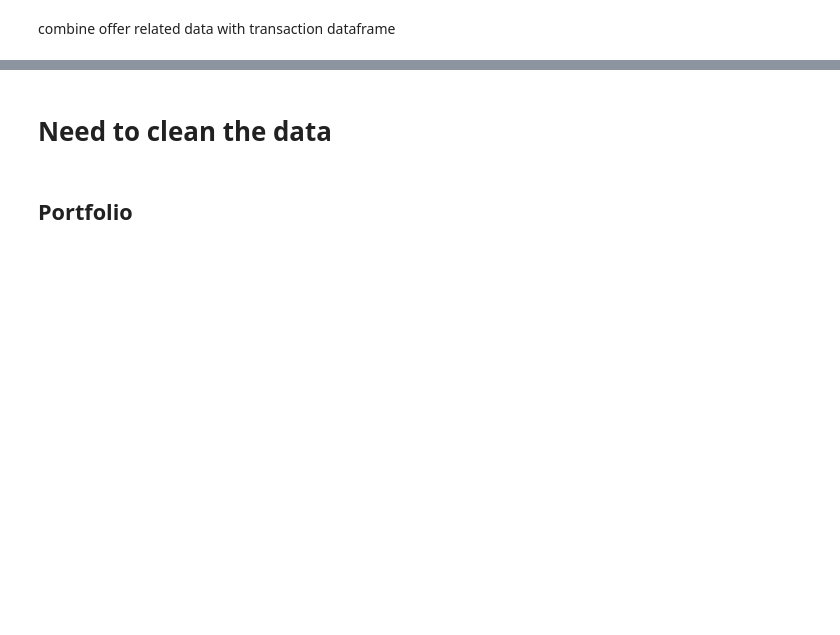
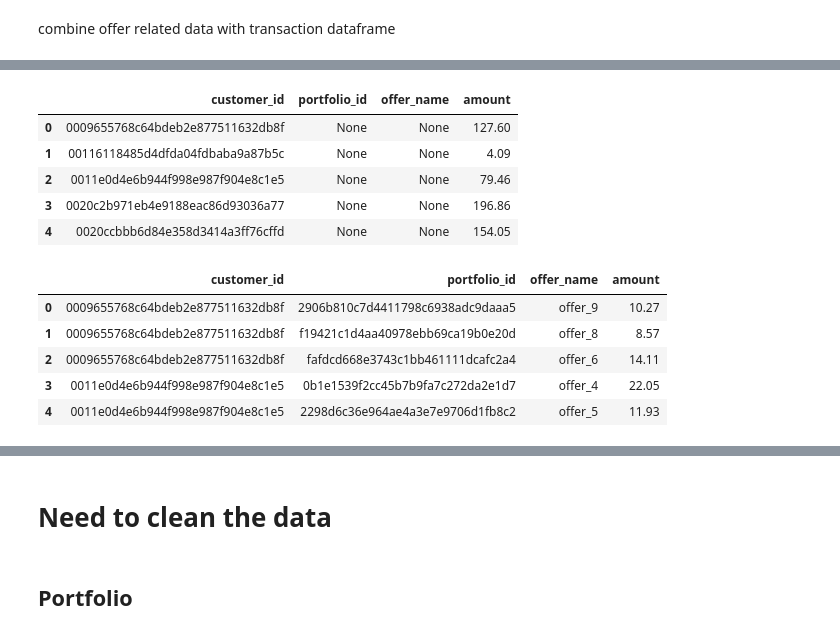
Before and after one commit to Mendy5/Udacity_Project_Capstone, a Jupyter notebook: Starbucks_Capstone_Notebook_v2.ipynb, the cells around one changed output, grey strips where cells are left out. Cells and saved outputs as stored; diff of their text form; code cells hidden in the pictures; blank space fills up the shorter version.

```diff
--- a/Starbucks_Capstone_Notebook_v2.ipynb
+++ b/Starbucks_Capstone_Notebook_v2.ipynb
@@ -1579,0 +1271,26 @@ offer_trans_final_df.head()
+# %%
+trans_wo_offer_temp_df = trans_wo_offer_temp_df.loc[trans_wo_offer_cond, \
+                                                    ["customer_id", "trans_time", "amount"]].drop_duplicates()
+# %%
+trans_wo_offer_df = trans_wo_offer_temp_df.groupby(["customer_id"]).agg({"amount":"sum"}).reset_index()
+# %%
+trans_wo_offer_df["portfolio_id"] = "None"
+trans_wo_offer_df["offer_name"] = "None"
+# %%
+trans_wo_offer_df = trans_wo_offer_df[["customer_id", "portfolio_id", "offer_name", "amount"]]
+# %%
+display(trans_wo_offer_df.head())
+trans_final_df.head()
+# %% [output]
+|  | customer_id | portfolio_id | offer_name | amount |
+| 0 | 0009655768c64bdeb2e877511632db8f | None | None | 127.60 |
+| 1 | 00116118485d4dfda04fdbaba9a87b5c | None | None | 4.09 |
+| 2 | 0011e0d4e6b944f998e987f904e8c1e5 | None | None | 79.46 |
+| 3 | 0020c2b971eb4e9188eac86d93036a77 | None | None | 196.86 |
+| 4 | 0020ccbbb6d84e358d3414a3ff76cffd | None | None | 154.05 |
+|  | customer_id | portfolio_id | offer_name | amount |
+| 0 | 0009655768c64bdeb2e877511632db8f | 2906b810c7d4411798c6938adc9daaa5 | offer_9 | 10.27 |
+| 1 | 0009655768c64bdeb2e877511632db8f | f19421c1d4aa40978ebb69ca19b0e20d | offer_8 | 8.57 |
+| 2 | 0009655768c64bdeb2e877511632db8f | fafdcd668e3743c1bb461111dcafc2a4 | offer_6 | 14.11 |
+| 3 | 0011e0d4e6b944f998e987f904e8c1e5 | 0b1e1539f2cc45b7b9fa7c272da2e1d7 | offer_4 | 22.05 |
+| 4 | 0011e0d4e6b944f998e987f904e8c1e5 | 2298d6c36e964ae4a3e7e9706d1fb8c2 | offer_5 | 11.93 |
```
Also changed, not shown: parts of 162 cells of this notebook.
